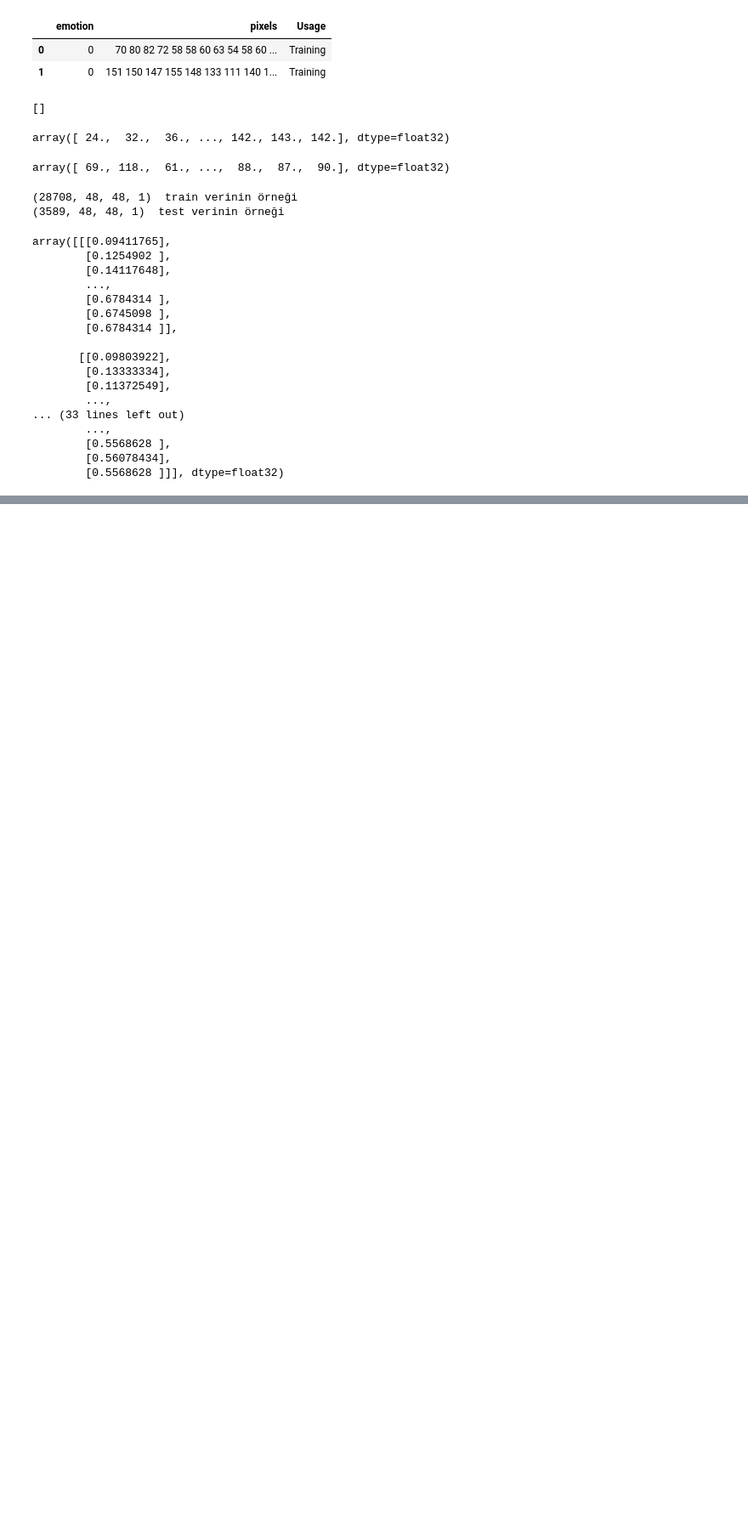
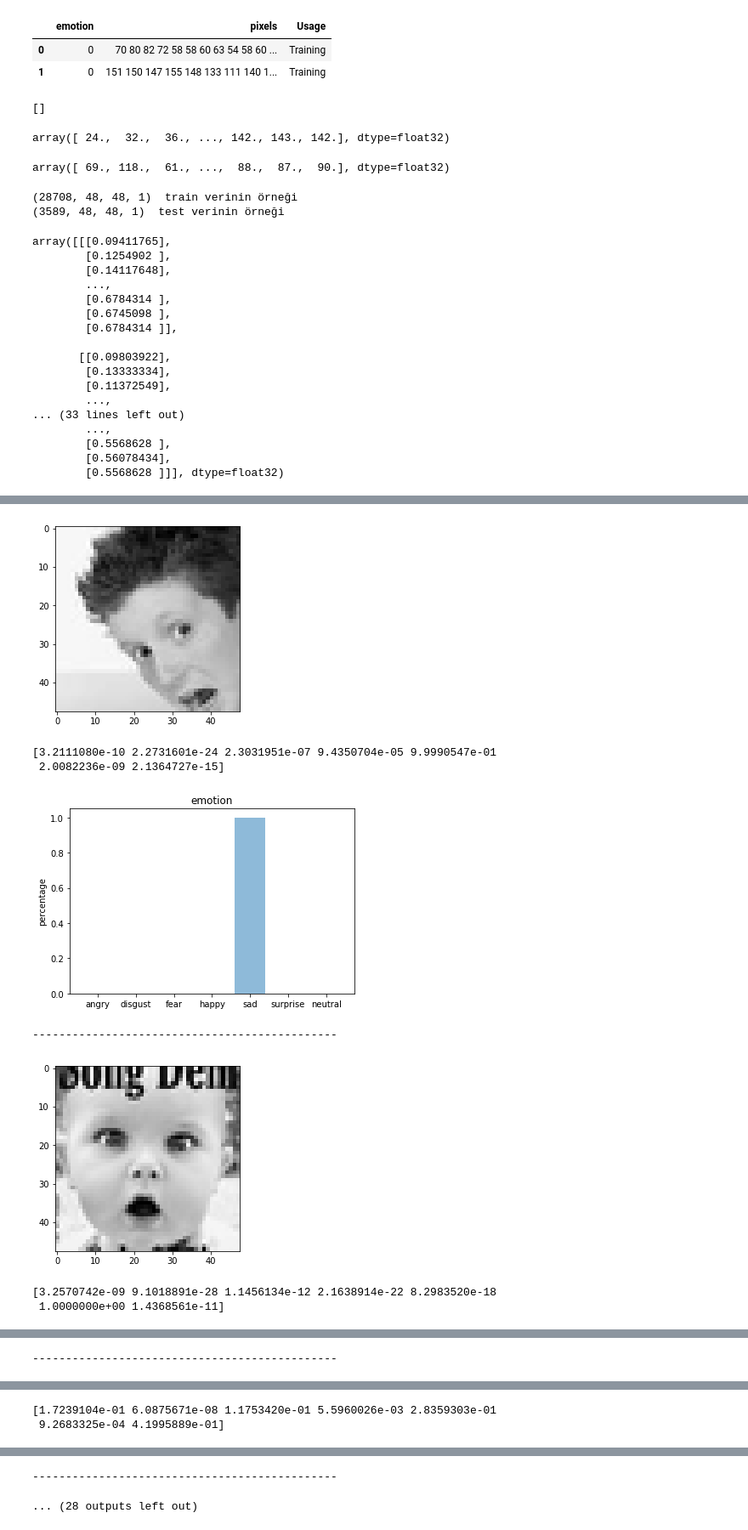
Before and after one commit to KayseMca/KerasFacialExpression, a Jupyter notebook: Final Project.ipynb, the cells around one changed output, grey strips where cells are left out. Shown at 85% size. Drawn from its saved outputs; the diff is of its cells as text; code cells hidden in the pictures; blank space fills up the shorter version.

Commit message:
Maked test the Model

```diff
--- a/Final Project.ipynb
+++ b/Final Project.ipynb
@@ -342,8 +304,14 @@ model.compile(loss='categorical_crossentropy'
     , optimizer=keras.optimizers.Adam()
     , metrics=['accuracy'])
 
-model.fit_generator(train_generator, steps_per_epoch=batch_size, epochs=epochs) #train for randomly selected one
+fit = False
 
+if fit == True:
+	#model.fit_generator(x_train, y_train, epochs=epochs) #train for all trainset
+	model.fit_generator(train_generator, steps_per_epoch=batch_size, epochs=epochs) #train for randomly selected one
+
+else:
+	model.load_weights('model.h5') #load weights
 #function for drawing bar chart for emotion preditions
 # bizim sonuçumuz hangi output'a ait olduğunu gösteren grafik
 
@@ -385,0 +356,36 @@ fer2013.bib  fer2013.csv  model.h5  process.png  README  toface.png
+# %%
+# Modelimizi test edelim
+
+monitor_testset_results = True
+
+if monitor_testset_results == True:
+	#make predictions for test set
+	predictions = model.predict(X_test)
+
+	index = 0
+	for i in predictions:
+		if index < 30 and index >= 20:
+			#print(i) #predicted scores
+			#print(y_test[index]) #actual scores
+
+			testing_img = np.array(X_test[index], 'float32')
+			testing_img = testing_img.reshape([48, 48]);
+
+			plt.gray()
+			plt.imshow(testing_img)
+			plt.show()
+
+			print(i)
+
+			emotion_analysis(i)
+			print("----------------------------------------------")
+		index = index + 1
+# %% [output]
+[figure, added]
+[3.2111080e-10 2.2731601e-24 2.3031951e-07 9.4350704e-05 9.9990547e-01
+ 2.0082236e-09 2.1364727e-15]
+[figure, added]
+----------------------------------------------
+[figure, added]
+[3.2570742e-09 9.1018891e-28 1.1456134e-12 2.1638914e-22 8.2983520e-18
+ 1.0000000e+00 1.4368561e-11]
@@ -385,0 +393 @@ fer2013.bib  fer2013.csv  model.h5  process.png  README  toface.png
+----------------------------------------------
@@ -385,0 +395,2 @@ fer2013.bib  fer2013.csv  model.h5  process.png  README  toface.png
+[1.7239104e-01 6.0875671e-08 1.1753420e-01 5.5960026e-03 2.8359303e-01
+ 9.2683325e-04 4.1995889e-01]
@@ -385,0 +398,2 @@ fer2013.bib  fer2013.csv  model.h5  process.png  README  toface.png
+----------------------------------------------
+... (28 outputs left out)
```
Also changed, not shown: parts of 14 cells of this notebook.
